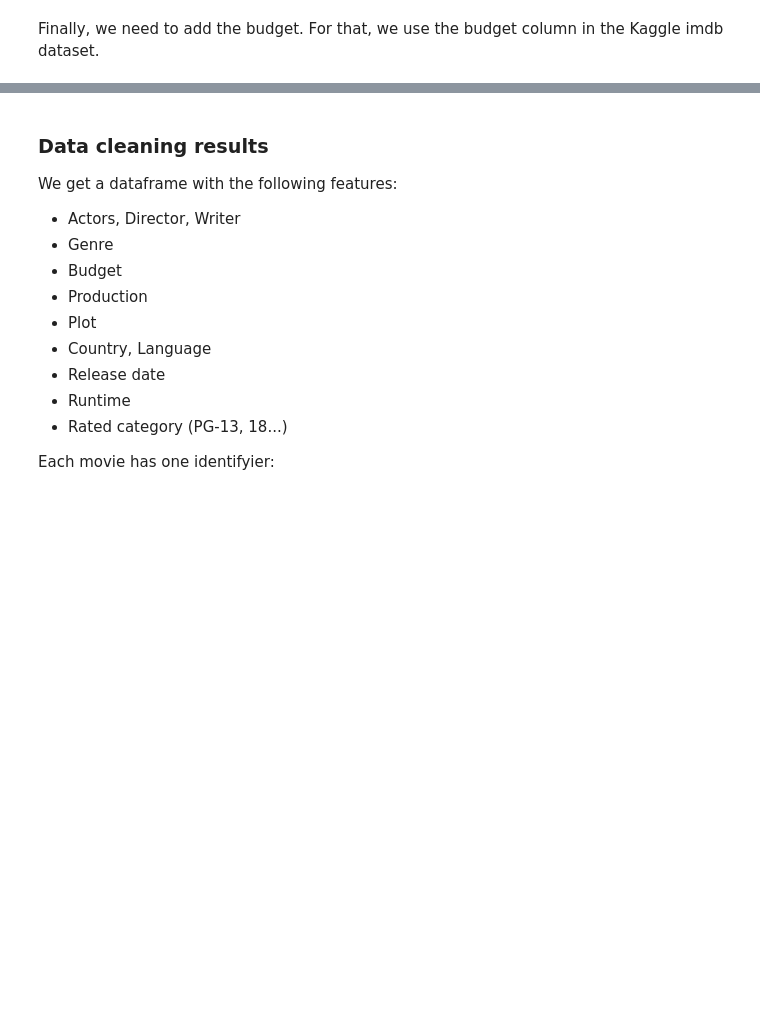
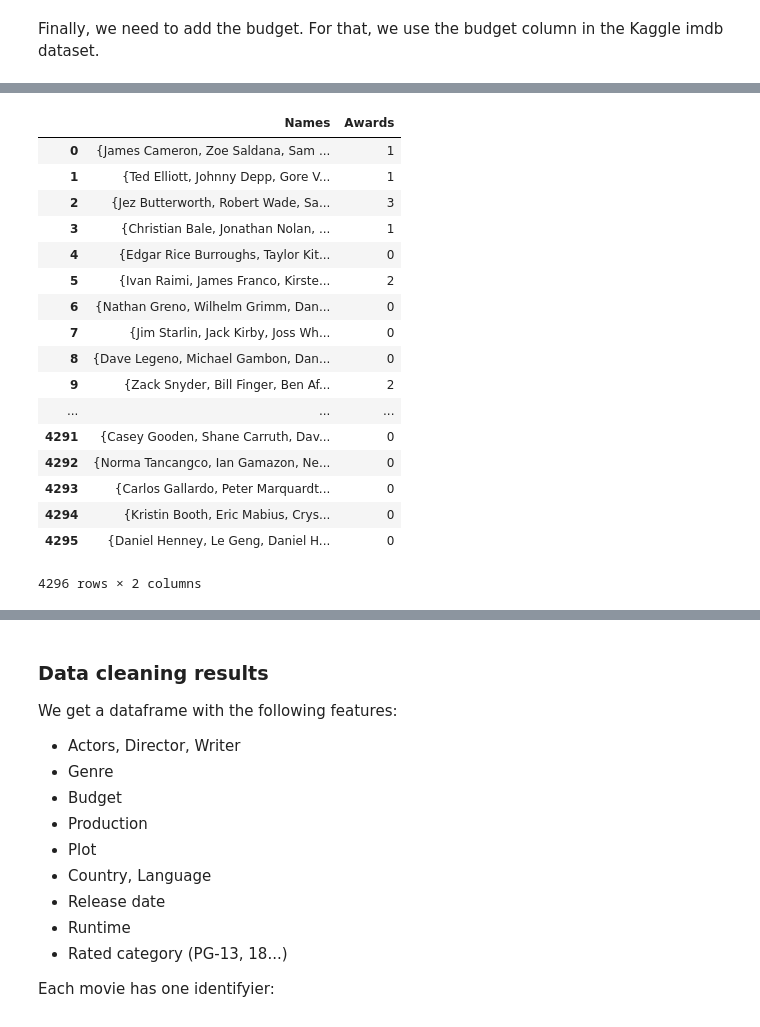
Before and after one commit to illorens/Project_NTDS, a Jupyter notebook: Analysis.ipynb, the cells around one changed output, grey strips where cells are left out. Saved outputs shown, nothing was run; the diff lists cells and outputs as text; code cells hidden in the pictures; blank space fills up the shorter version.

Commit message:
adding crew rewardsto final_df

```diff
--- a/Analysis.ipynb
+++ b/Analysis.ipynb
@@ -275,0 +266,10 @@ nominated_writ.Name = nominated_writ.Name.apply(lambda x: x.replace(' and ', ',
+# %%
+award = pd.DataFrame(awards.Name.str.split(', ').tolist()).stack()
+award = award.reset_index()[[0]]
+award.columns = ['Names']
+
+award = award.groupby('Names').agg({"Names": 'count'})
+award.rename(columns={'Names': 'Awards'}, inplace=True)
+award.reset_index(inplace=True)
+
+award.head()
@@ -606,0 +615,33 @@ final_df.to_pickle("final_df.pkl")
+# %%
+crew = pd.DataFrame(set(), index=np.arange(len(dataframe_tmp)), columns=['Names'])
+crew.head()
+for i in range(len(dataframe_tmp)):
+    loc_list = list(dataframe_tmp.iloc[i])
+    crew.iloc[i].Names = loc_list[0]|loc_list[1]|loc_list[2]
+crew['Awards'] = 0
+# %%
+for (s,set_) in enumerate(crew.Names):
+    for item_ in set_:
+        if not award[award['Names']==item_].Awards.empty:
+            crew.at[s, 'Awards'] = crew.at[s, 'Awards'] + award[award['Names']==item_].Awards
+# %%
+crew
+# %% [output]
+|  | Names | Awards |
+| 0 | {James Cameron, Zoe Saldana, Sam ... | 1 |
+| 1 | {Ted Elliott, Johnny Depp, Gore V... | 1 |
+| 2 | {Jez Butterworth, Robert Wade, Sa... | 3 |
+| 3 | {Christian Bale, Jonathan Nolan, ... | 1 |
+| 4 | {Edgar Rice Burroughs, Taylor Kit... | 0 |
+| 5 | {Ivan Raimi, James Franco, Kirste... | 2 |
+| 6 | {Nathan Greno, Wilhelm Grimm, Dan... | 0 |
+| 7 | {Jim Starlin, Jack Kirby, Joss Wh... | 0 |
+| 8 | {Dave Legeno, Michael Gambon, Dan... | 0 |
+| 9 | {Zack Snyder, Bill Finger, Ben Af... | 2 |
+| ... | ... | ... |
+| 4291 | {Casey Gooden, Shane Carruth, Dav... | 0 |
+| 4292 | {Norma Tancangco, Ian Gamazon, Ne... | 0 |
+| 4293 | {Carlos Gallardo, Peter Marquardt... | 0 |
+| 4294 | {Kristin Booth, Eric Mabius, Crys... | 0 |
+| 4295 | {Daniel Henney, Le Geng, Daniel H... | 0 |
+4296 rows × 2 columns
```
Also changed, not shown: parts of 15 cells of this notebook.
